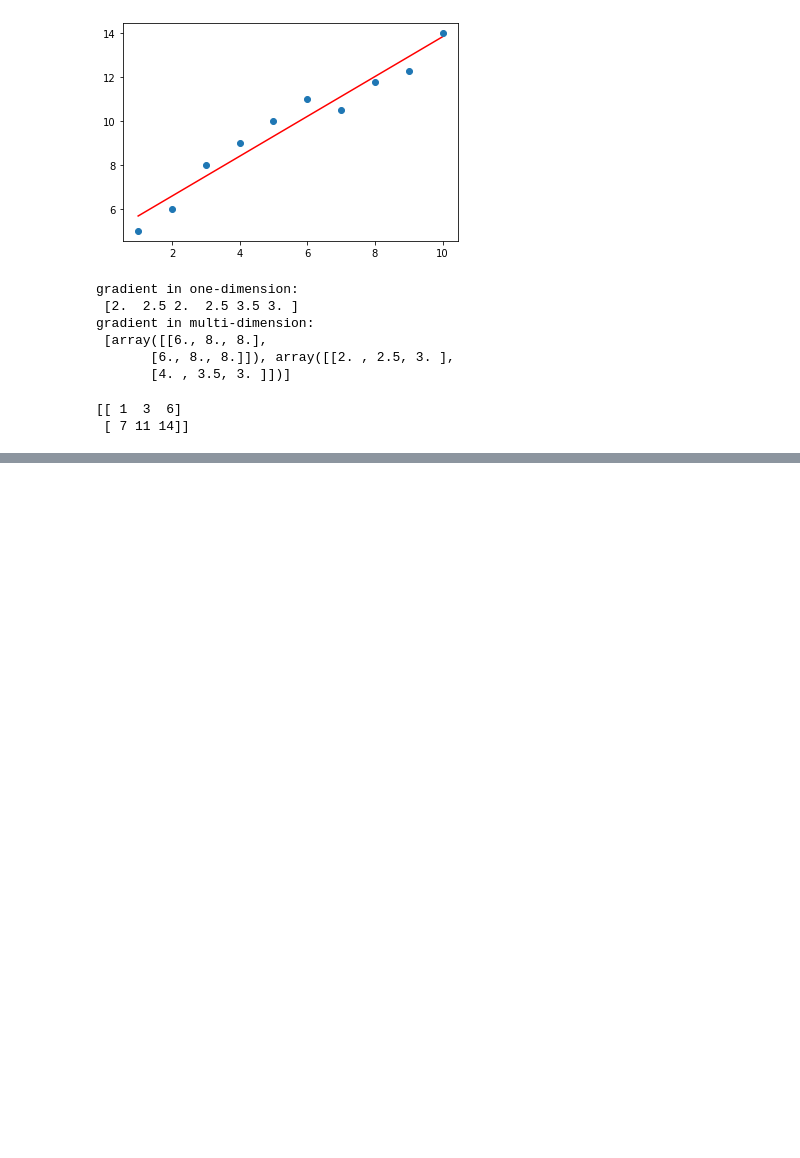
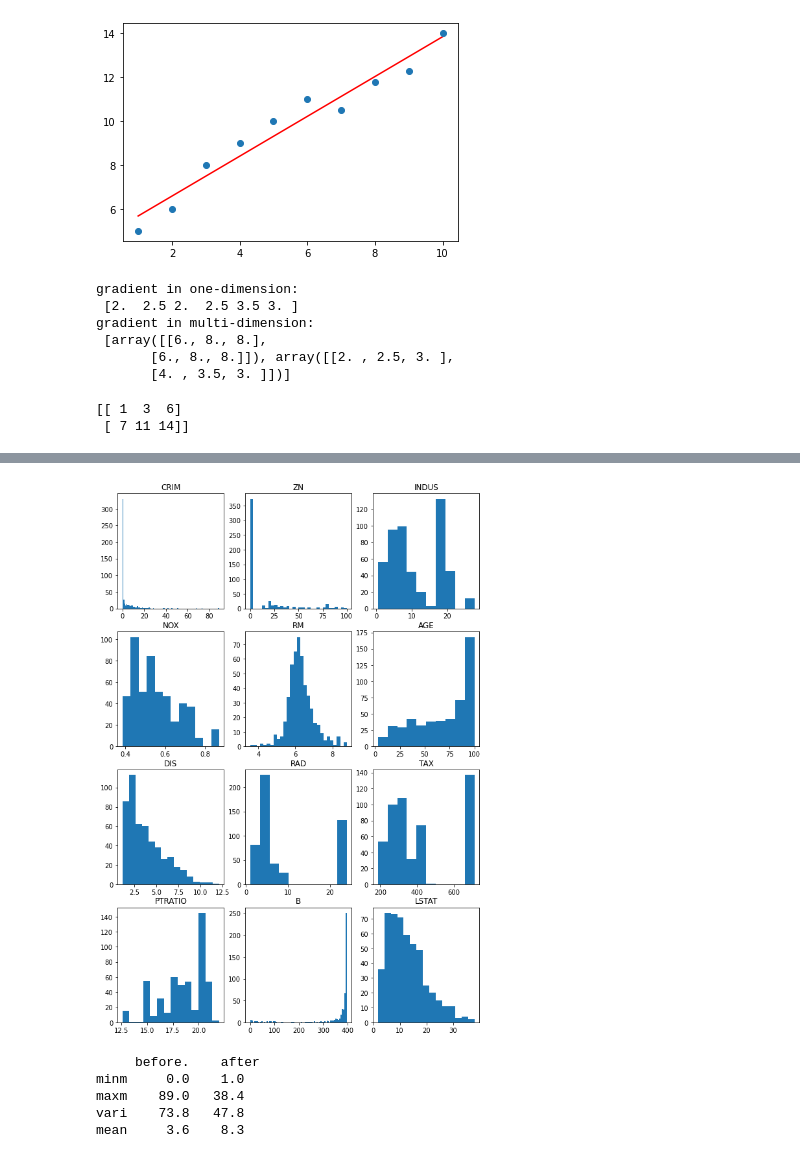
Before and after one commit to ProfFL028/TwilightStruggle, a Jupyter notebook: MachineLearning/CDA/Mastering Numerical Computing with Numpy.ipynb, the cells around one changed output, grey strips where cells are left out. Drawn from its saved outputs; the diff is of its cells as text; code cells hidden in the pictures; blank space fills up the shorter version.

```diff
--- a/MachineLearning/CDA/Mastering Numerical Computing with Numpy.ipynb
+++ b/MachineLearning/CDA/Mastering Numerical Computing with Numpy.ipynb
@@ -333,0 +436,33 @@ print(a)
+# %%
+sample_new = np.delete(sample, 3, axis=1)
+fig, ((ax1, ax2, ax3), (ax4, ax5, ax6), (ax7, ax8, ax9), (ax10, ax11, ax12)) = plt.subplots(4, 3, figsize=(10, 15))
+axs = [ax1, ax2, ax3, ax4, ax5, ax6, ax7, ax8, ax9, ax10, ax11, ax12]
+feature_names_new = np.delete(feature_names, 3)
+for n in range(0, len(axs)):
+    axs[n].hist(sample_new[:, n:n+1], bins='auto')
+    axs[n].set_title('{}'.format(feature_names_new[n]))
+# %% [output]
+[figure, added]
+# %%
+CRIM = sample[:, 0:1]
+minimum = np.round(np.amin(CRIM), decimals=1)
+maximum = np.round(np.amax(CRIM), decimals=1)
+variance = np.round(np.var(CRIM), decimals=1)
+mean = np.round(np.mean(CRIM), decimals=1)
+before_trim = np.vstack((minimum, maximum, variance, mean))
+minimum_trim = stats.tmin(CRIM, 1)
+maximum_trim = stats.tmax(CRIM, 40)
+variance_trim = stats.tvar(CRIM, (1, 40))
+mean_trim = stats.tmean(CRIM, (1, 40))
+after_trim = np.round(np.vstack((minimum_trim, maximum_trim, variance_trim, mean_trim)), decimals=1)
+stat_label_trim = ['minm', 'maxm', 'vari', 'mean']
+basic_statistics_trim = np.hstack((before_trim, after_trim))
+print("     before.    after")
+for stat_label, row in zip(stat_label_trim, basic_statistics_trim):
+    print('%s %s' %(stat_label, ''.join('%07s' % i for i in row)))
+# %% [output]
+     before.    after
+minm     0.0    1.0
+maxm    89.0   38.4
+vari    73.8   47.8
+mean     3.6    8.3
```
Also changed, not shown: parts of 13 cells of this notebook.
